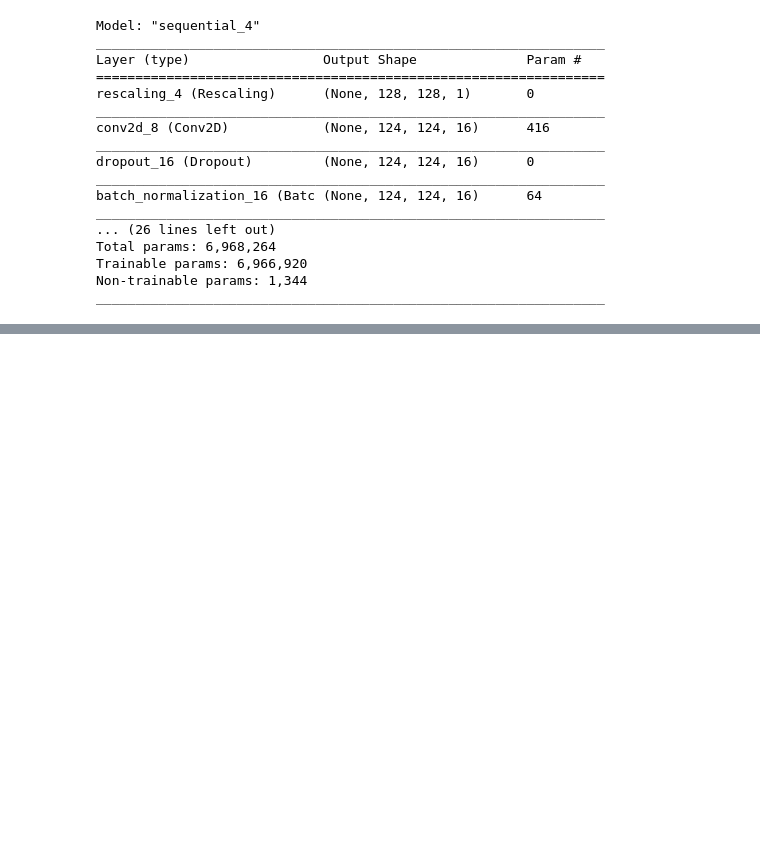
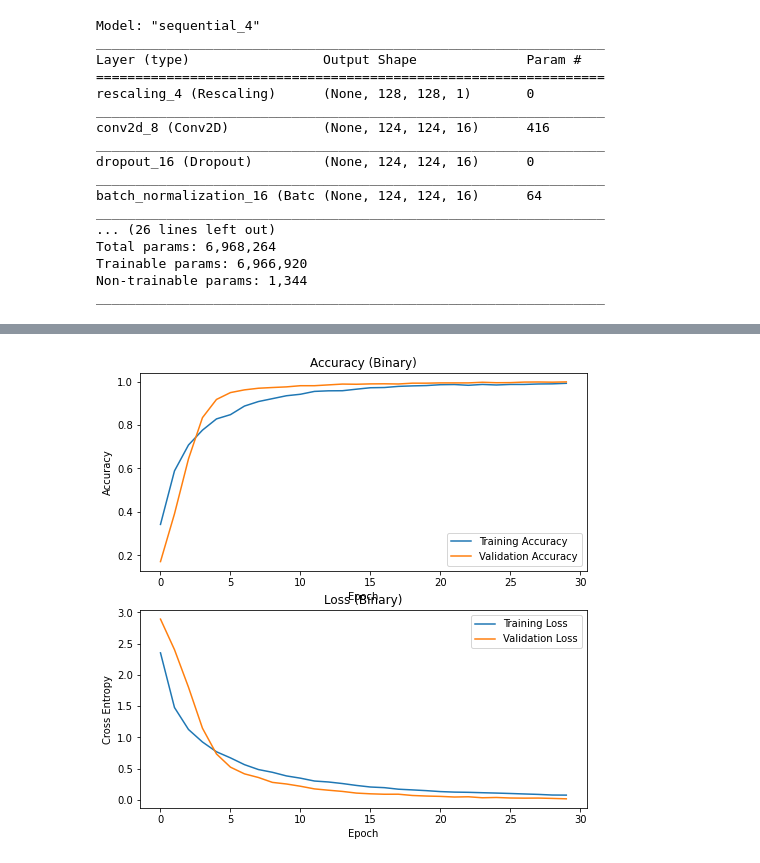
Before and after one commit to khatna/milestone-cos429, a Jupyter notebook: notebooks/train_binarized.ipynb, the cells around one changed output, grey strips where cells are left out. Drawn from its saved outputs; the diff is of its cells as text; code cells hidden in the pictures; blank space fills up the shorter version.

```diff
--- a/notebooks/train_binarized.ipynb
+++ b/notebooks/train_binarized.ipynb
@@ -102,28 +108,30 @@ KeyboardInterrupt:
 # %%
 def plot_history(history, title_acc, title_loss, plot_name):
     acc = history.history['sparse_categorical_accuracy']
     val_acc = history.history['val_sparse_categorical_accuracy']
 
     loss = history.history['loss']
     val_loss = history.history['val_loss']
 
     plt.figure(figsize=(8, 8))
     plt.subplot(2, 1, 1)
     plt.plot(acc, label='Training Accuracy')
     plt.plot(val_acc, label='Validation Accuracy')
     plt.legend(loc='lower right')
     plt.ylabel('Accuracy')
     plt.title(title_acc)
     plt.xlabel('Epoch')
 
     plt.subplot(2, 1, 2)
     plt.plot(loss, label='Training Loss')
     plt.plot(val_loss, label='Validation Loss')
     plt.legend(loc='upper right')
     plt.ylabel('Cross Entropy')
     plt.title(title_loss)
     plt.xlabel('Epoch')
 
     plt.savefig('./%s' % plot_name)
 
-plot_history(history, 'Accuracy (Binary)', 'Loss (Binary)', 'images/binary.png')
+plot_history(history, 'Accuracy (Binary)', 'Loss (Binary)', '../resources/images/binary.png')
+# %% [output]
+[figure, added]
```
Also changed, not shown: parts of 2 cells of this notebook, 23 other files.
